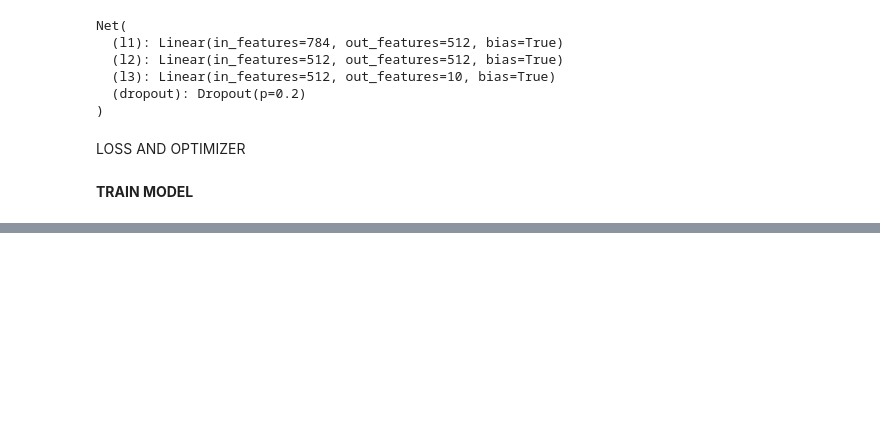
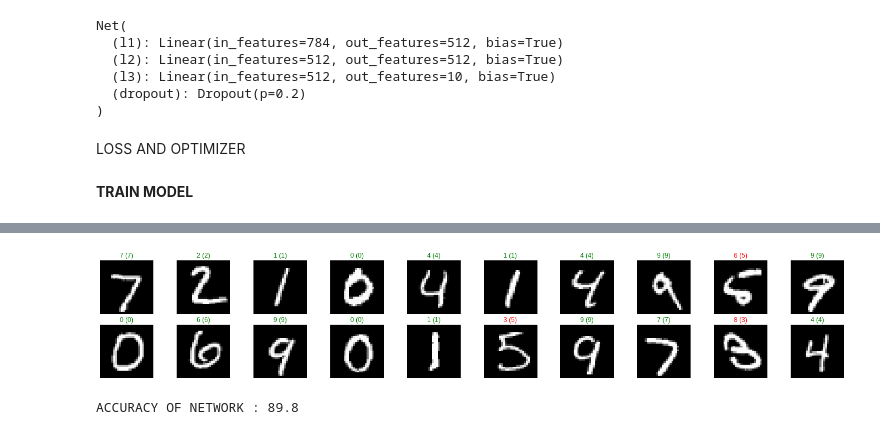
Before and after one commit to rakshitrk/digit_recogination, a Jupyter notebook: mnist_digit_recogination.ipynb, the cells around one changed output, grey strips where cells are left out. Cells and saved outputs as stored; diff of their text form; code cells hidden in the pictures; blank space fills up the shorter version.

```diff
--- a/mnist_digit_recogination.ipynb
+++ b/mnist_digit_recogination.ipynb
@@ -130,0 +130,36 @@ Epoch: 50       Training Loss: 0.373591
+# %%
+#showing images from test data
+dataiter = iter(test_loader)
+images, labels = dataiter.next()
+
+# get sample outputs
+output = net(images)
+# convert output probabilities to predicted class
+_, preds = torch.max(output, 1)
+# prep images for display
+images = images.numpy()
+
+# batch of images with predicted and actuall label
+fig = plt.figure(figsize=(25, 4))
+for idx in np.arange(20):
+    ax = fig.add_subplot(2, 20/2, idx+1, xticks=[], yticks=[])
+    ax.imshow(np.squeeze(images[idx]), cmap='gray')
+    ax.set_title("{} ({})".format(str(preds[idx].item()), str(labels[idx].item())),
+                 color=("green" if preds[idx]==labels[idx] else "red"))
+# %% [output]
+[figure, added]
+# %%
+#accuracy of model
+correct=0
+total=0
+
+for data in test_loader:
+  images,labels=data
+  output=net(images)
+  _, pred=torch.max(output.data,1)
+  total +=labels.size(0)
+  correct +=(pred==labels).sum().item()
+  acc=100*correct/total
+print('ACCURACY OF NETWORK :',acc)
+# %% [output]
+ACCURACY OF NETWORK : 89.8
```
Also changed, not shown: parts of 4 cells of this notebook.
